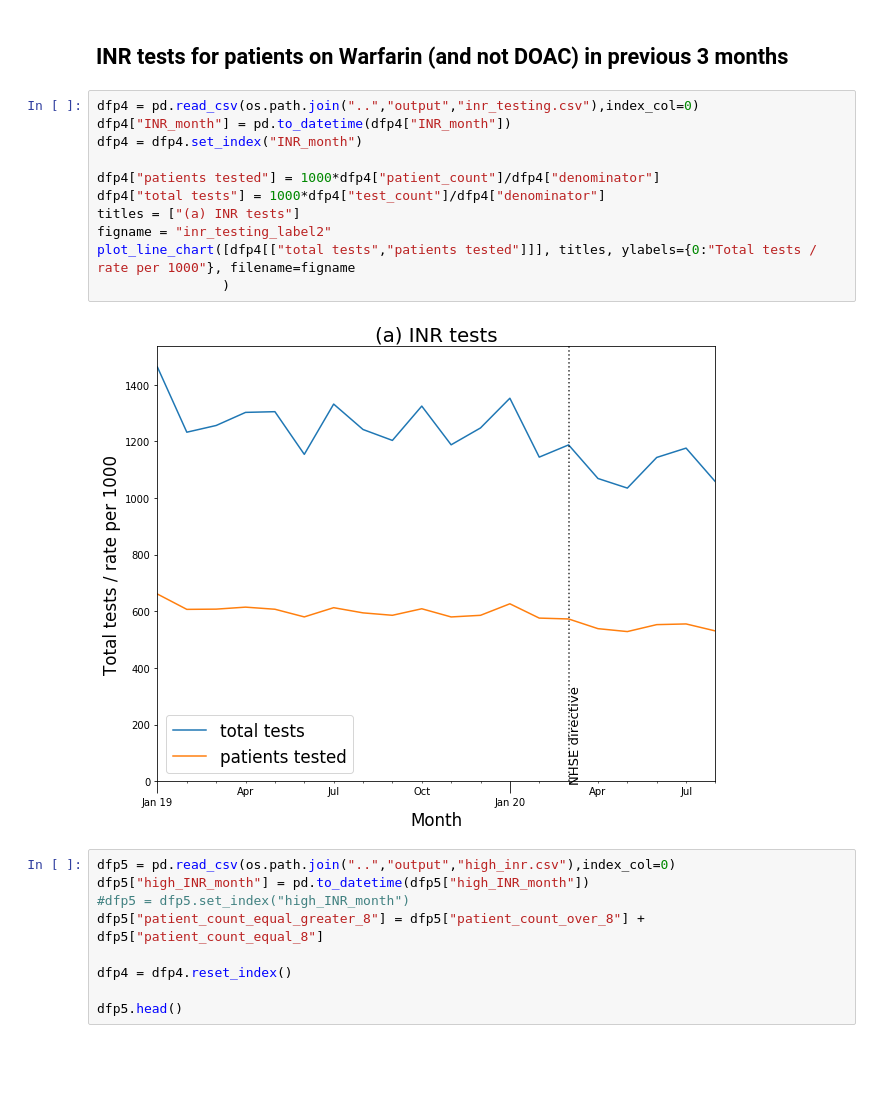
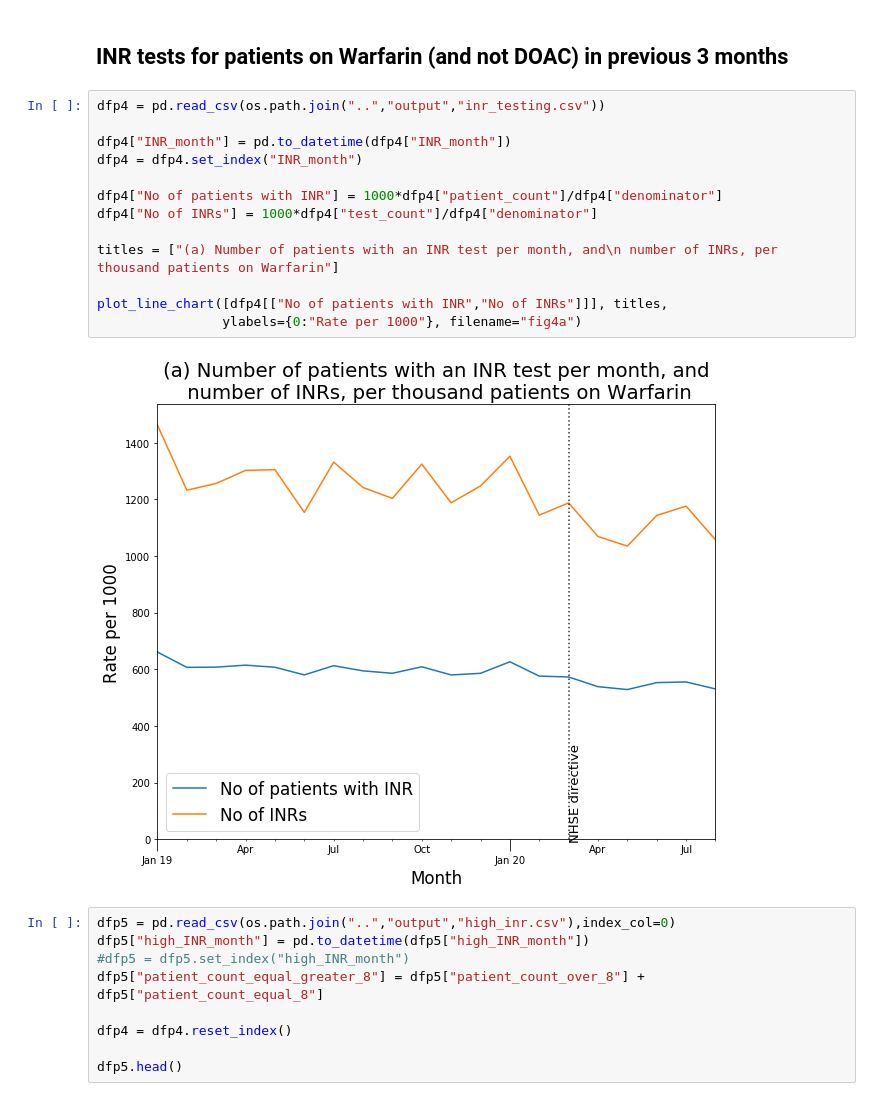
Before and after one commit to opensafely/anticoagulant-switching-research, a Jupyter notebook: notebooks/Warfarin_DOAC_rpt updated charts for Heart.ipynb, the cells around one changed output. Cells and saved outputs as stored; diff of their text form; blank space fills up the shorter version.

```diff
--- a/notebooks/Warfarin_DOAC_rpt updated charts for Heart.ipynb
+++ b/notebooks/Warfarin_DOAC_rpt updated charts for Heart.ipynb
@@ -96,18 +96,20 @@ plot_line_chart(dfs, titles, filename=figname,  loc="upper left")
 # %% [markdown]
 ## INR tests for patients on Warfarin (and not DOAC) in previous 3 months
 # %%
-dfp4 = pd.read_csv(os.path.join("..","output","inr_testing.csv"),index_col=0)
+dfp4 = pd.read_csv(os.path.join("..","output","inr_testing.csv"))
+
 dfp4["INR_month"] = pd.to_datetime(dfp4["INR_month"])
 dfp4 = dfp4.set_index("INR_month")
 
-dfp4["patients tested"] = 1000*dfp4["patient_count"]/dfp4["denominator"]
-dfp4["total tests"] = 1000*dfp4["test_count"]/dfp4["denominator"]
-titles = ["(a) INR tests"]
-figname = "inr_testing_label2"
-plot_line_chart([dfp4[["total tests","patients tested"]]], titles, ylabels={0:"Total tests / rate per 1000"}, filename=figname
-                )
+dfp4["No of patients with INR"] = 1000*dfp4["patient_count"]/dfp4["denominator"]
+dfp4["No of INRs"] = 1000*dfp4["test_count"]/dfp4["denominator"]
+
+titles = ["(a) Number of patients with an INR test per month, and\n number of INRs, per thousand patients on Warfarin"]
+
+plot_line_chart([dfp4[["No of patients with INR","No of INRs"]]], titles,
+                ylabels={0:"Rate per 1000"}, filename="fig4a")
 # %% [output]
-[figure, old version]
+[figure, new version]
 # %%
 dfp5 = pd.read_csv(os.path.join("..","output","high_inr.csv"),index_col=0)
 dfp5["high_INR_month"] = pd.to_datetime(dfp5["high_INR_month"])
```
Also changed, not shown: parts of 1 cell of this notebook, 4 other files.
